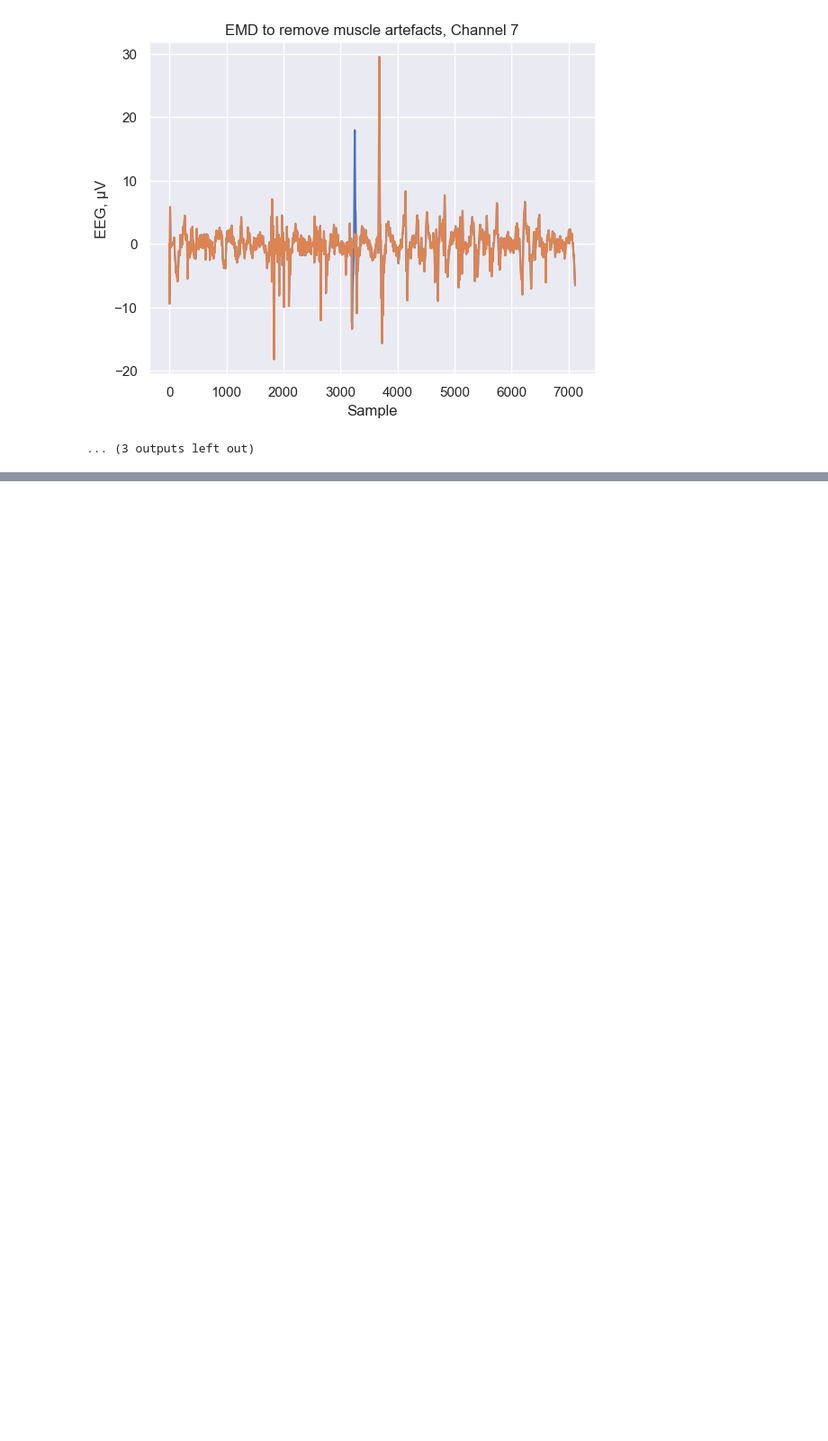
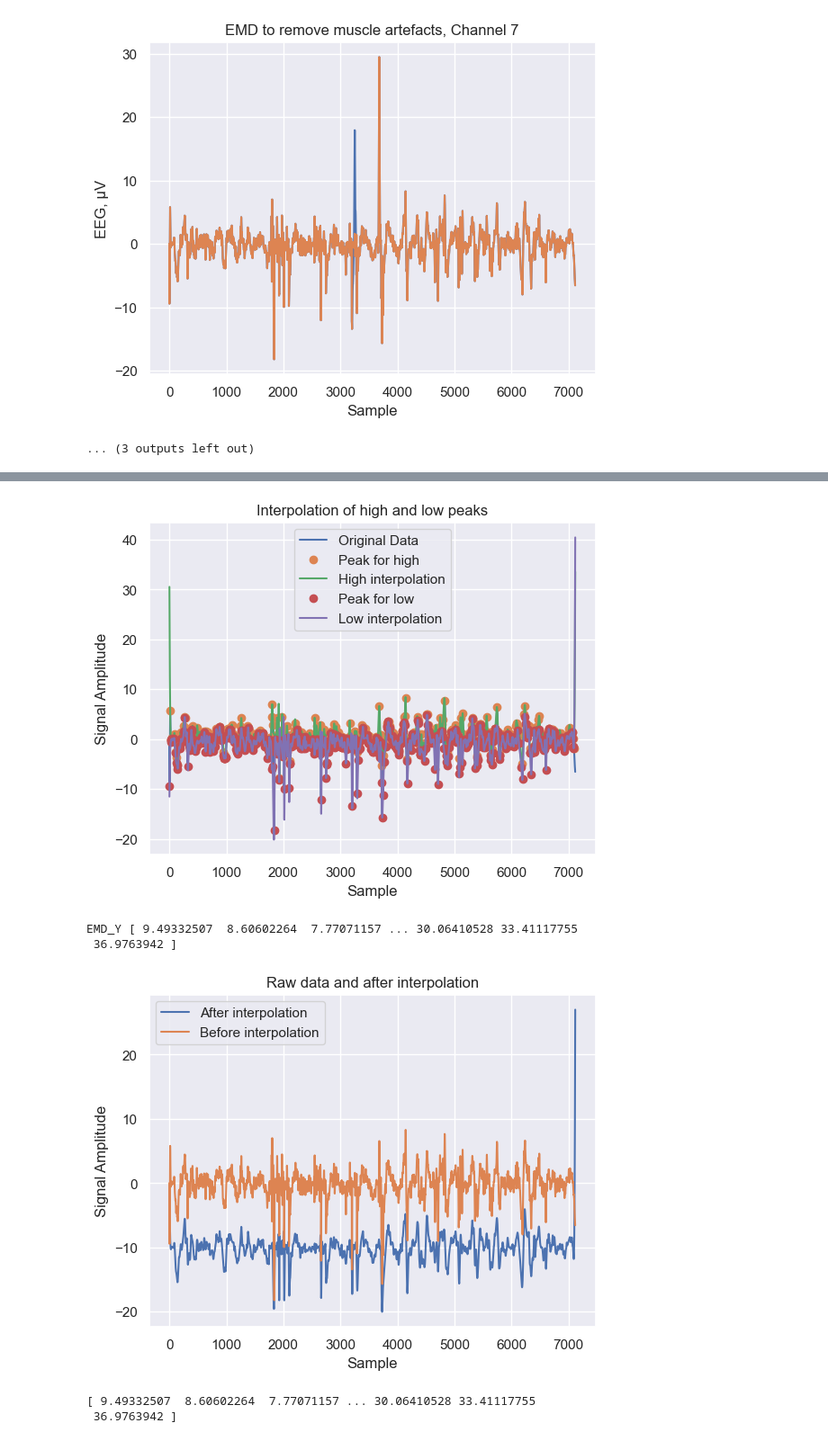
Before and after one commit to nargesyaghoubi/NeuroSignal, a Jupyter notebook: ica_bp_artifact_removal.ipynb, the cells around one changed output, grey strips where cells are left out. Shown at 90% size. Cells and saved outputs as stored; diff of their text form; code cells hidden in the pictures; blank space fills up the shorter version.

```diff
--- a/ica_bp_artifact_removal.ipynb
+++ b/ica_bp_artifact_removal.ipynb
@@ -591,0 +596,59 @@ Converged at iteration 0: center shift 0.06514449009894249 within tolerance 1000
+# %%
+import numpy as np
+import matplotlib.pyplot as plt
+from scipy.interpolate import interp1d
+from scipy.signal import find_peaks
+
+global EMD_Y
+
+# Assuming channel_data_bp_filtered is your signal data
+# Replace with actual data for your use case
+channel_data_bp_filtered = channel_data_bp_filtered #[:2000] #np.sin(np.linspace(0, 10, 100)) + np.random.normal(0, 0.1, 100)
+
+def detect_peak():
+    # Detect peaks and valleys using scipy's find_peaks
+    high_peaks, _ = find_peaks(channel_data_bp_filtered)
+    low_peaks, _ = find_peaks(-channel_data_bp_filtered)
+
+    # Interpolation for high peaks
+    f_high = interp1d(high_peaks, channel_data_bp_filtered[high_peaks], kind='cubic', fill_value="extrapolate")
+    x_new = np.arange(0, len(channel_data_bp_filtered), 1)
+    y_high_inter = f_high(x_new)
+
+    # Interpolation for low peaks
+    f_low = interp1d(low_peaks, channel_data_bp_filtered[low_peaks], kind='cubic', fill_value="extrapolate")
+    y_low_inter = f_low(x_new)
+
+    # Plotting high and low peaks with their interpolations
+    plt.plot (channel_data_bp_filtered)
+    plt.plot(high_peaks, channel_data_bp_filtered[high_peaks], 'o', x_new, y_high_inter, '-')
+    plt.plot(low_peaks, channel_data_bp_filtered[low_peaks], 'o', x_new, y_low_inter, '-')
+    plt.title("Interpolation of high and low peaks")
+    plt.legend(["Original Data", "Peak for high", "High interpolation", "Peak for low", "Low interpolation"])
+    plt.ylabel('Signal Amplitude')
+    plt.xlabel('Sample')
+    plt.show()
+
+    # Average graph after interpolation (EMD-like)
+    EMD_Y = (y_high_inter + y_low_inter) / 2 # !!!
+    print ("EMD_Y", EMD_Y)
+    plt.title("Raw data and after interpolation")
+    plt.ylabel('Signal Amplitude')
+    plt.xlabel('Sample')
+    plt.plot(EMD_Y - 10)
+    plt.plot(channel_data_bp_filtered)
+    plt.legend(["After interpolation", "Before interpolation"])
+    plt.show()
+    return EMD_Y
+
+# Call the function to detect peaks and plot the results
+EMD_Y = detect_peak()
+
+print(EMD_Y)
+# %% [output]
+[figure, added]
+EMD_Y [ 9.49332507  8.60602264  7.77071157 ... 30.06410528 33.41117755
+ 36.9763942 ]
+[figure, added]
+[ 9.49332507  8.60602264  7.77071157 ... 30.06410528 33.41117755
+ 36.9763942 ]
```
Also changed, not shown: parts of 1 cell of this notebook.
